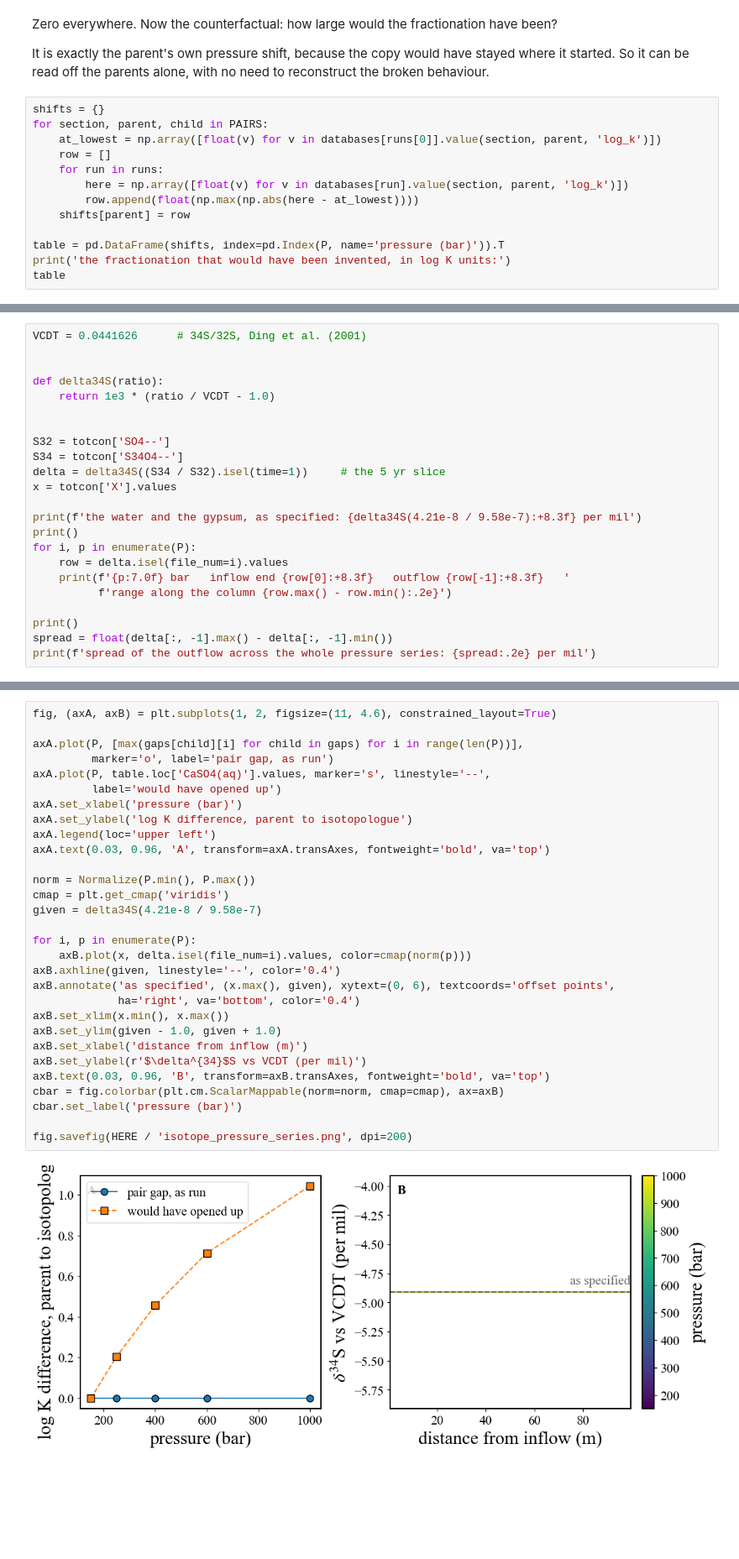
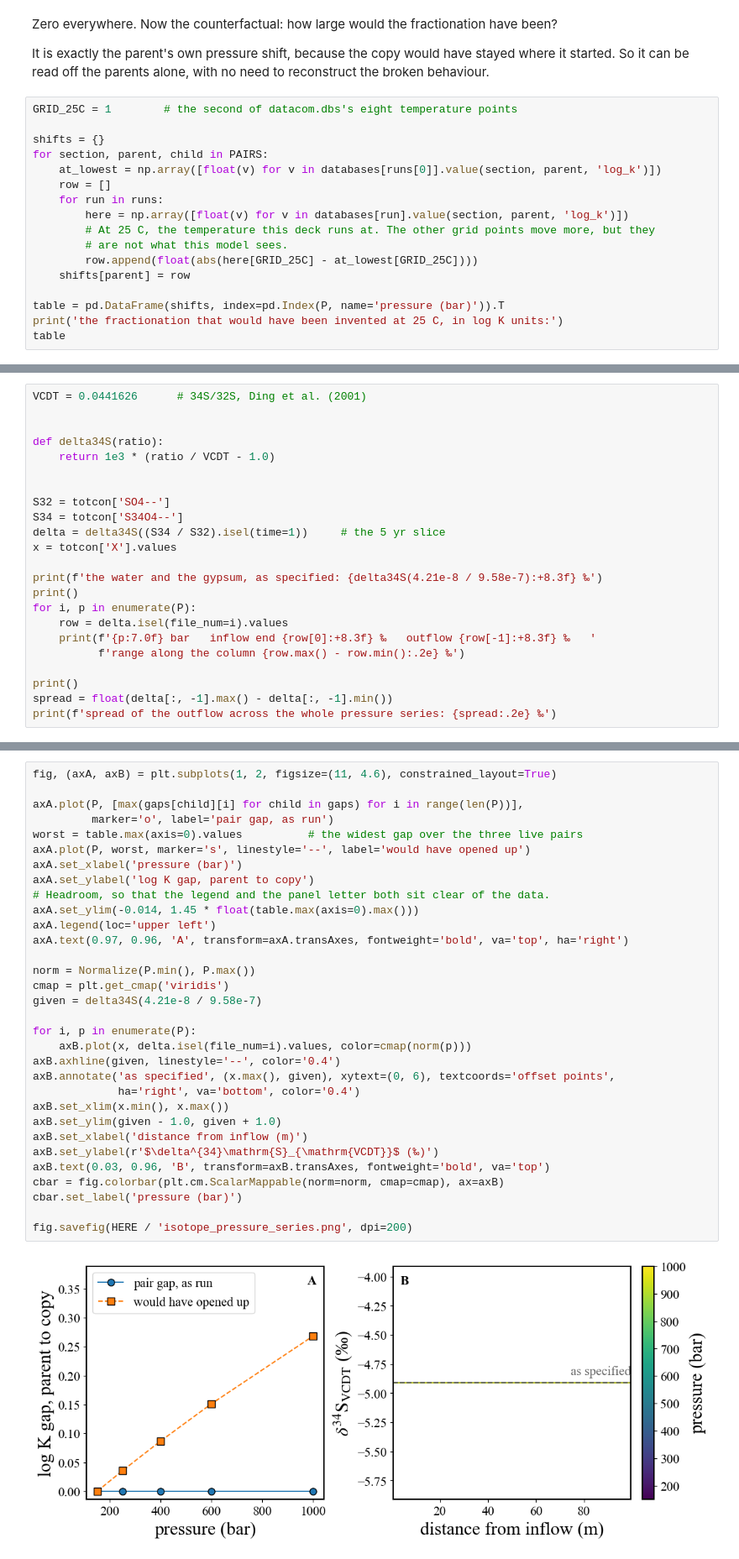
Before and after one commit to a-fotherby/Omphalos, a Jupyter notebook: omphalos/examples/isotope_pressure_series/isotope_pressure_series.ipynb, the cells around one changed output, grey strips where cells are left out. Shown at 84% size. Cells and saved outputs as stored; diff of their text form; blank space fills up the shorter version.

```diff
--- a/omphalos/examples/isotope_pressure_series/isotope_pressure_series.ipynb
+++ b/omphalos/examples/isotope_pressure_series/isotope_pressure_series.ipynb
@@ -142,16 +142,20 @@ Zero everywhere. Now the counterfactual: how large would the fractionation have
 It is exactly the parent's own pressure shift, because the copy would have stayed where it started.
 So it can be read off the parents alone, with no need to reconstruct the broken behaviour.
 # %%
+GRID_25C = 1        # the second of datacom.dbs's eight temperature points
+
 shifts = {}
 for section, parent, child in PAIRS:
     at_lowest = np.array([float(v) for v in databases[runs[0]].value(section, parent, 'log_k')])
     row = []
     for run in runs:
         here = np.array([float(v) for v in databases[run].value(section, parent, 'log_k')])
-        row.append(float(np.max(np.abs(here - at_lowest))))
+        # At 25 C, the temperature this deck runs at. The other grid points move more, but they
+        # are not what this model sees.
+        row.append(float(abs(here[GRID_25C] - at_lowest[GRID_25C])))
     shifts[parent] = row
 
 table = pd.DataFrame(shifts, index=pd.Index(P, name='pressure (bar)')).T
-print('the fractionation that would have been invented, in log K units:')
+print('the fractionation that would have been invented at 25 C, in log K units:')
 table
 # %% [output]
@@ -191,14 +192,14 @@ S34 = totcon['S34O4--']
 delta = delta34S((S34 / S32).isel(time=1))     # the 5 yr slice
 x = totcon['X'].values
 
-print(f'the water and the gypsum, as specified: {delta34S(4.21e-8 / 9.58e-7):+8.3f} per mil')
+print(f'the water and the gypsum, as specified: {delta34S(4.21e-8 / 9.58e-7):+8.3f} ‰')
 print()
 for i, p in enumerate(P):
     row = delta.isel(file_num=i).values
-    print(f'{p:7.0f} bar   inflow end {row[0]:+8.3f}   outflow {row[-1]:+8.3f}   '
-          f'range along the column {row.max() - row.min():.2e}')
+    print(f'{p:7.0f} bar   inflow end {row[0]:+8.3f} ‰   outflow {row[-1]:+8.3f} ‰   '
+          f'range along the column {row.max() - row.min():.2e} ‰')
 
 print()
 spread = float(delta[:, -1].max() - delta[:, -1].min())
-print(f'spread of the outflow across the whole pressure series: {spread:.2e} per mil')
+print(f'spread of the outflow across the whole pressure series: {spread:.2e} ‰')
 # %% [output]
@@ -232,35 +233,37 @@ Five coincident flat lines is the result.
 # %%
 fig, (axA, axB) = plt.subplots(1, 2, figsize=(11, 4.6), constrained_layout=True)
 
 axA.plot(P, [max(gaps[child][i] for child in gaps) for i in range(len(P))],
          marker='o', label='pair gap, as run')
-axA.plot(P, table.loc['CaSO4(aq)'].values, marker='s', linestyle='--',
-         label='would have opened up')
+worst = table.max(axis=0).values          # the widest gap over the three live pairs
+axA.plot(P, worst, marker='s', linestyle='--', label='would have opened up')
 axA.set_xlabel('pressure (bar)')
-axA.set_ylabel('log K difference, parent to isotopologue')
+axA.set_ylabel('log K gap, parent to copy')
+# Headroom, so that the legend and the panel letter both sit clear of the data.
+axA.set_ylim(-0.014, 1.45 * float(table.max(axis=0).max()))
 axA.legend(loc='upper left')
-axA.text(0.03, 0.96, 'A', transform=axA.transAxes, fontweight='bold', va='top')
+axA.text(0.97, 0.96, 'A', transform=axA.transAxes, fontweight='bold', va='top', ha='right')
 
 norm = Normalize(P.min(), P.max())
 cmap = plt.get_cmap('viridis')
 given = delta34S(4.21e-8 / 9.58e-7)
 
 for i, p in enumerate(P):
     axB.plot(x, delta.isel(file_num=i).values, color=cmap(norm(p)))
 axB.axhline(given, linestyle='--', color='0.4')
 axB.annotate('as specified', (x.max(), given), xytext=(0, 6), textcoords='offset points',
              ha='right', va='bottom', color='0.4')
 axB.set_xlim(x.min(), x.max())
 axB.set_ylim(given - 1.0, given + 1.0)
 axB.set_xlabel('distance from inflow (m)')
-axB.set_ylabel(r'$\delta^{34}$S vs VCDT (per mil)')
+axB.set_ylabel(r'$\delta^{34}\mathrm{S}_{\mathrm{VCDT}}$ (‰)')
 axB.text(0.03, 0.96, 'B', transform=axB.transAxes, fontweight='bold', va='top')
 cbar = fig.colorbar(plt.cm.ScalarMappable(norm=norm, cmap=cmap), ax=axB)
 cbar.set_label('pressure (bar)')
 
 fig.savefig(HERE / 'isotope_pressure_series.png', dpi=200)
 # %% [output]
-[figure, old version]
+[figure, new version]
 # %% [markdown]
 ## 6. Two things to take away
 
```
Also changed, not shown: parts of 6 cells of this notebook, 9 other files.
